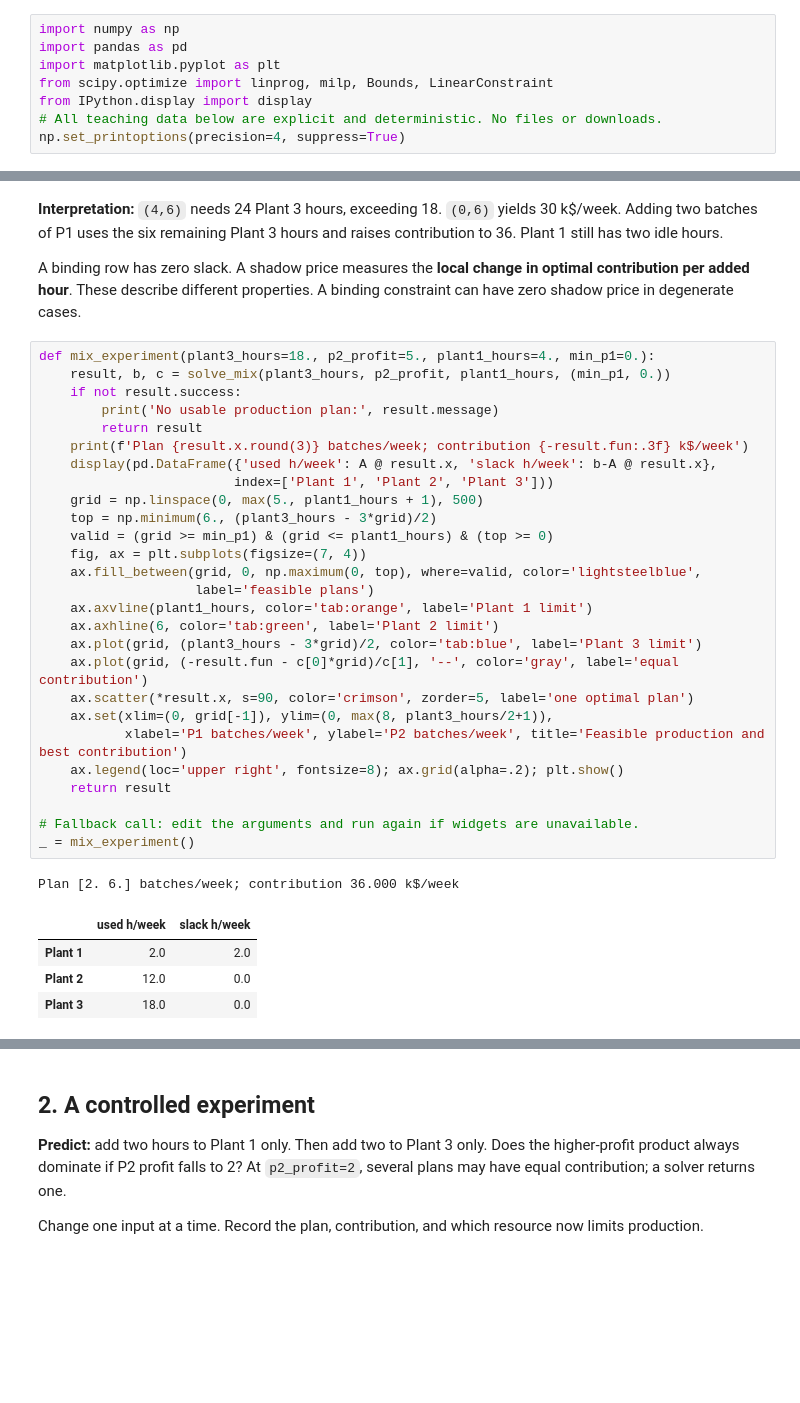
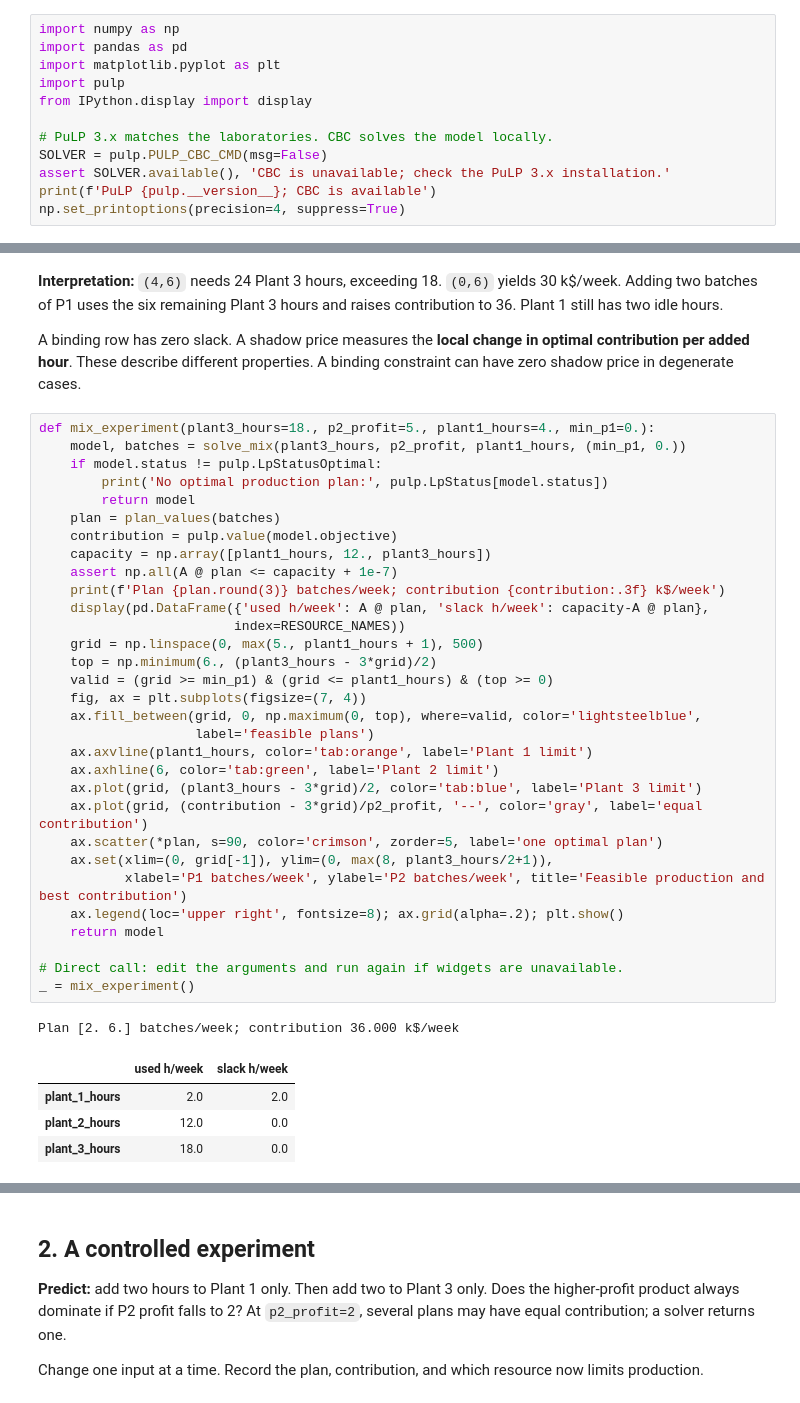
Before and after one commit to AdoHaha/automation_robotics_lab, a Jupyter notebook: lectures/notebooks/lecture_1_linear_programming.ipynb, the cells around one changed output, grey strips where cells are left out. Cells and saved outputs as stored; diff of their text form; blank space fills up the shorter version.

```diff
--- a/lectures/notebooks/lecture_1_linear_programming.ipynb
+++ b/lectures/notebooks/lecture_1_linear_programming.ipynb
@@ -20,7 +22,11 @@ Let $x_1,x_2$ be batches per week. Contribution is $3x_1+5x_2$ **thousand dollar
 import numpy as np
 import pandas as pd
 import matplotlib.pyplot as plt
-from scipy.optimize import linprog, milp, Bounds, LinearConstraint
+import pulp
 from IPython.display import display
-# All teaching data below are explicit and deterministic. No files or downloads.
+
+# PuLP 3.x matches the laboratories. CBC solves the model locally.
+SOLVER = pulp.PULP_CBC_CMD(msg=False)
+assert SOLVER.available(), 'CBC is unavailable; check the PuLP 3.x installation.'
+print(f'PuLP {pulp.__version__}; CBC is available')
 np.set_printoptions(precision=4, suppress=True)
@@ -56,37 +84,41 @@ Optimal batches/week: [2. 6.] | profit k$/week: 36.0
 A binding row has zero slack. A shadow price measures the **local change in optimal contribution per added hour**. These describe different properties. A binding constraint can have zero shadow price in degenerate cases.
 # %%
 def mix_experiment(plant3_hours=18., p2_profit=5., plant1_hours=4., min_p1=0.):
-    result, b, c = solve_mix(plant3_hours, p2_profit, plant1_hours, (min_p1, 0.))
-    if not result.success:
-        print('No usable production plan:', result.message)
-        return result
-    print(f'Plan {result.x.round(3)} batches/week; contribution {-result.fun:.3f} k$/week')
-    display(pd.DataFrame({'used h/week': A @ result.x, 'slack h/week': b-A @ result.x},
-                         index=['Plant 1', 'Plant 2', 'Plant 3']))
+    model, batches = solve_mix(plant3_hours, p2_profit, plant1_hours, (min_p1, 0.))
+    if model.status != pulp.LpStatusOptimal:
+        print('No optimal production plan:', pulp.LpStatus[model.status])
+        return model
+    plan = plan_values(batches)
+    contribution = pulp.value(model.objective)
+    capacity = np.array([plant1_hours, 12., plant3_hours])
+    assert np.all(A @ plan <= capacity + 1e-7)
+    print(f'Plan {plan.round(3)} batches/week; contribution {contribution:.3f} k$/week')
+    display(pd.DataFrame({'used h/week': A @ plan, 'slack h/week': capacity-A @ plan},
+                         index=RESOURCE_NAMES))
     grid = np.linspace(0, max(5., plant1_hours + 1), 500)
     top = np.minimum(6., (plant3_hours - 3*grid)/2)
     valid = (grid >= min_p1) & (grid <= plant1_hours) & (top >= 0)
     fig, ax = plt.subplots(figsize=(7, 4))
     ax.fill_between(grid, 0, np.maximum(0, top), where=valid, color='lightsteelblue',
                     label='feasible plans')
     ax.axvline(plant1_hours, color='tab:orange', label='Plant 1 limit')
     ax.axhline(6, color='tab:green', label='Plant 2 limit')
     ax.plot(grid, (plant3_hours - 3*grid)/2, color='tab:blue', label='Plant 3 limit')
-    ax.plot(grid, (-result.fun - c[0]*grid)/c[1], '--', color='gray', label='equal contribution')
-    ax.scatter(*result.x, s=90, color='crimson', zorder=5, label='one optimal plan')
+    ax.plot(grid, (contribution - 3*grid)/p2_profit, '--', color='gray', label='equal contribution')
+    ax.scatter(*plan, s=90, color='crimson', zorder=5, label='one optimal plan')
     ax.set(xlim=(0, grid[-1]), ylim=(0, max(8, plant3_hours/2+1)),
            xlabel='P1 batches/week', ylabel='P2 batches/week', title='Feasible production and best contribution')
     ax.legend(loc='upper right', fontsize=8); ax.grid(alpha=.2); plt.show()
-    return result
+    return model
 
-# Fallback call: edit the arguments and run again if widgets are unavailable.
+# Direct call: edit the arguments and run again if widgets are unavailable.
 _ = mix_experiment()
 # %% [output]
 Plan [2. 6.] batches/week; contribution 36.000 k$/week
 |  | used h/week | slack h/week |
-| Plant 1 | 2.0 | 2.0 |
-| Plant 2 | 12.0 | 0.0 |
-| Plant 3 | 18.0 | 0.0 |
+| plant_1_hours | 2.0 | 2.0 |
+| plant_2_hours | 12.0 | 0.0 |
+| plant_3_hours | 18.0 | 0.0 |
 [figure]
 # %% [markdown]
 ## 2. A controlled experiment
```
Also changed, not shown: parts of 7 cells of this notebook, 5 other files.
